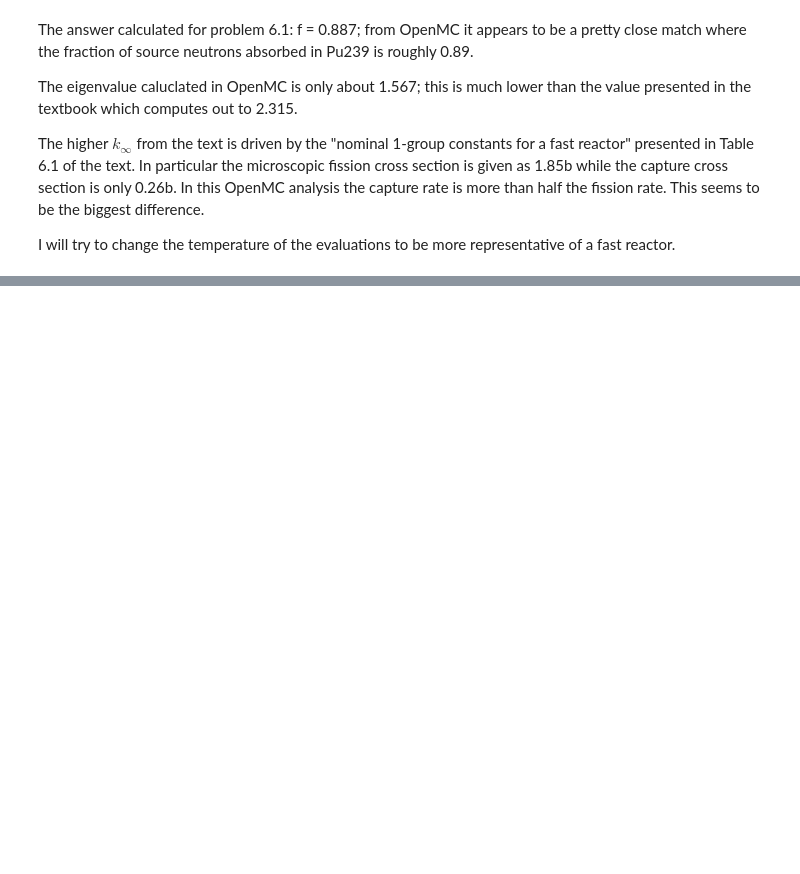
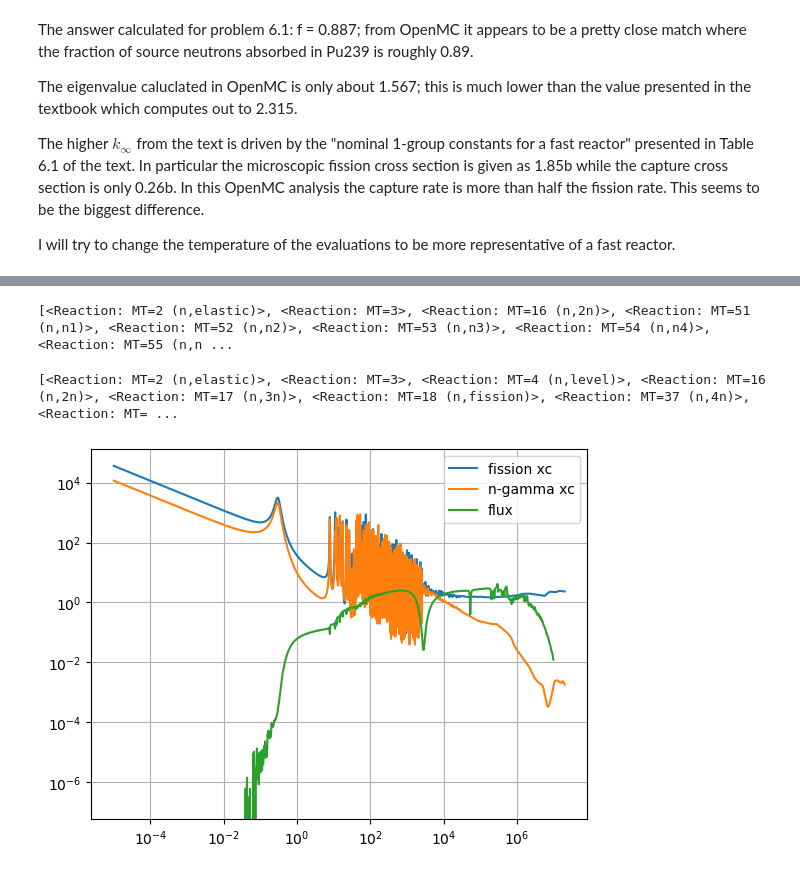
Before and after one commit to stu314159/er362_omc, a Jupyter notebook: hw/ch6/prob_1/prob_1.ipynb, the cells around one changed output, grey strips where cells are left out. Drawn from its saved outputs; the diff is of its cells as text; code cells hidden in the pictures; blank space fills up the shorter version.

```diff
--- a/hw/ch6/prob_1/prob_1.ipynb
+++ b/hw/ch6/prob_1/prob_1.ipynb
@@ -127,0 +167,8 @@ I will try to change the temperature of the evaluations to be more representativ
+# %%
+#import os
+#data_path = os.environ.get('DATAPATH');
+OMC_DATA = "/home/stu/OMC_DATA/endfb71_hdf5"
+
+na_path = OMC_DATA + "/Na23.h5";
+
+na23 = openmc.data.IncidentNeutron.from_hdf5(na_path);
@@ -127,0 +198,4 @@ I will try to change the temperature of the evaluations to be more representativ
+# %%
+print(list(na23.reactions.values()))
+# %% [output]
+[<Reaction: MT=2 (n,elastic)>, <Reaction: MT=3>, <Reaction: MT=16 (n,2n)>, <Reaction: MT=51 (n,n1)>, <Reaction: MT=52 (n,n2)>, <Reaction: MT=53 (n,n3)>, <Reaction: MT=54 (n,n4)>, <Reaction: MT=55 (n,n ...
@@ -127,0 +204,4 @@ I will try to change the temperature of the evaluations to be more representativ
+# %%
+pu_path = OMC_DATA + "/Pu239.h5";
+
+pu239 = openmc.data.IncidentNeutron.from_hdf5(pu_path);
@@ -127,0 +210,15 @@ I will try to change the temperature of the evaluations to be more representativ
+# %%
+print(list(pu239.reactions.values()))
+# %% [output]
+[<Reaction: MT=2 (n,elastic)>, <Reaction: MT=3>, <Reaction: MT=4 (n,level)>, <Reaction: MT=16 (n,2n)>, <Reaction: MT=17 (n,3n)>, <Reaction: MT=18 (n,fission)>, <Reaction: MT=37 (n,4n)>, <Reaction: MT= ...
+# %%
+pu_fission = pu239[18];
+pu_ngamma = pu239[102];
+# %%
+plt.loglog(pu_fission.xs['600K'].x,pu_fission.xs['600K'].y,label='fission xc');
+plt.loglog(pu_ngamma.xs['600K'].x,pu_ngamma.xs['600K'].y,label='n-gamma xc');
+plt.loglog(energy_x,flux_vals,label='flux');
+plt.grid();
+plt.legend();
+# %% [output]
+[figure, added]
```
Also changed, not shown: parts of 19 cells of this notebook, 12 other files.
